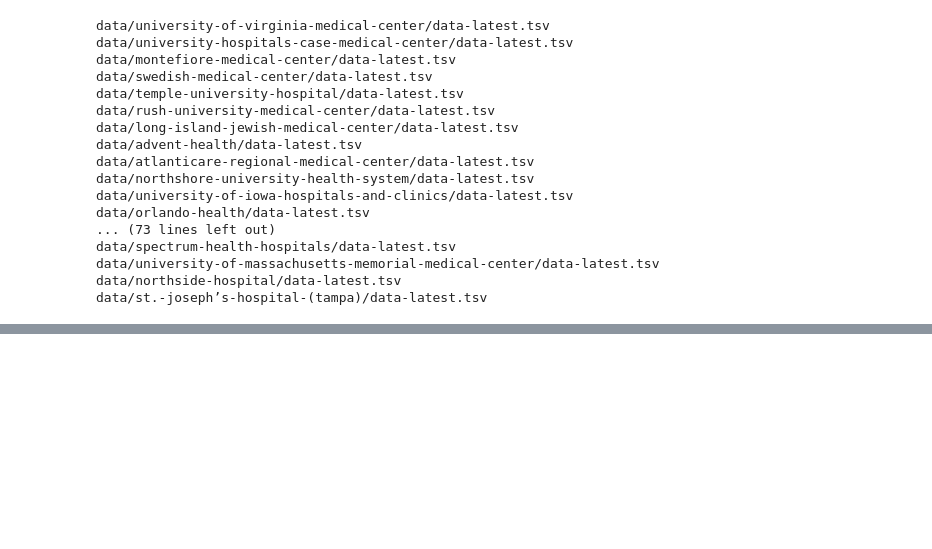
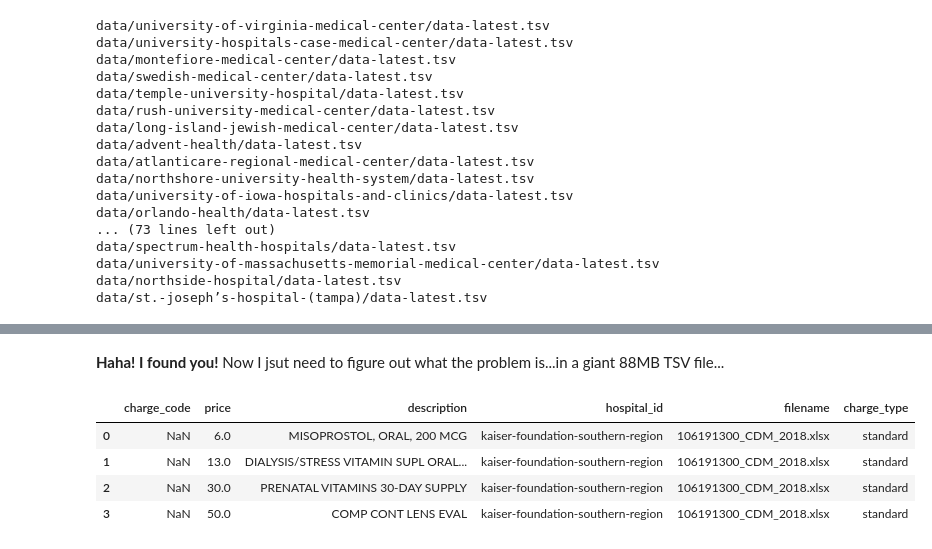
Before and after one commit to emigre459/hospital-chargemaster, a Jupyter notebook: Data_Exploration.ipynb, the cells around one changed output, grey strips where cells are left out. Saved outputs shown, nothing was run; the diff lists cells and outputs as text; code cells hidden in the pictures; blank space fills up the shorter version.

```diff
--- a/Data_Exploration.ipynb
+++ b/Data_Exploration.ipynb
@@ -192,0 +238,16 @@ ipdb> c
+# %% [markdown]
+**Haha! I found you!** Now I jsut need to figure out what the problem is...in a giant 88MB TSV file...
+# %%
+# Used Unix command sed -n 'first_row,last_rowp;last_row+1q' orig_filename > newfile
+# to pull out lines 608910 through 608930. Let's look at what it gave us
+pd.read_csv('problem_lines.tsv', delimiter = '\t',
+            header = None,
+           names = ['charge_code', 'price', 'description', 'hospital_id',
+                    'filename', 'charge_type'],
+           index_col = False, engine = 'python')[0:4]
+# %% [output]
+|  | charge_code | price | description | hospital_id | filename | charge_type |
+| 0 | NaN | 6.0 | MISOPROSTOL, ORAL, 200 MCG | kaiser-foundation-southern-region | 106191300_CDM_2018.xlsx | standard |
+| 1 | NaN | 13.0 | DIALYSIS/STRESS VITAMIN SUPL ORAL... | kaiser-foundation-southern-region | 106191300_CDM_2018.xlsx | standard |
+| 2 | NaN | 30.0 | PRENATAL VITAMINS 30-DAY SUPPLY | kaiser-foundation-southern-region | 106191300_CDM_2018.xlsx | standard |
+| 3 | NaN | 50.0 | COMP CONT LENS EVAL | kaiser-foundation-southern-region | 106191300_CDM_2018.xlsx | standard |
```
Also changed, not shown: parts of 10 cells of this notebook, 1 other file.
